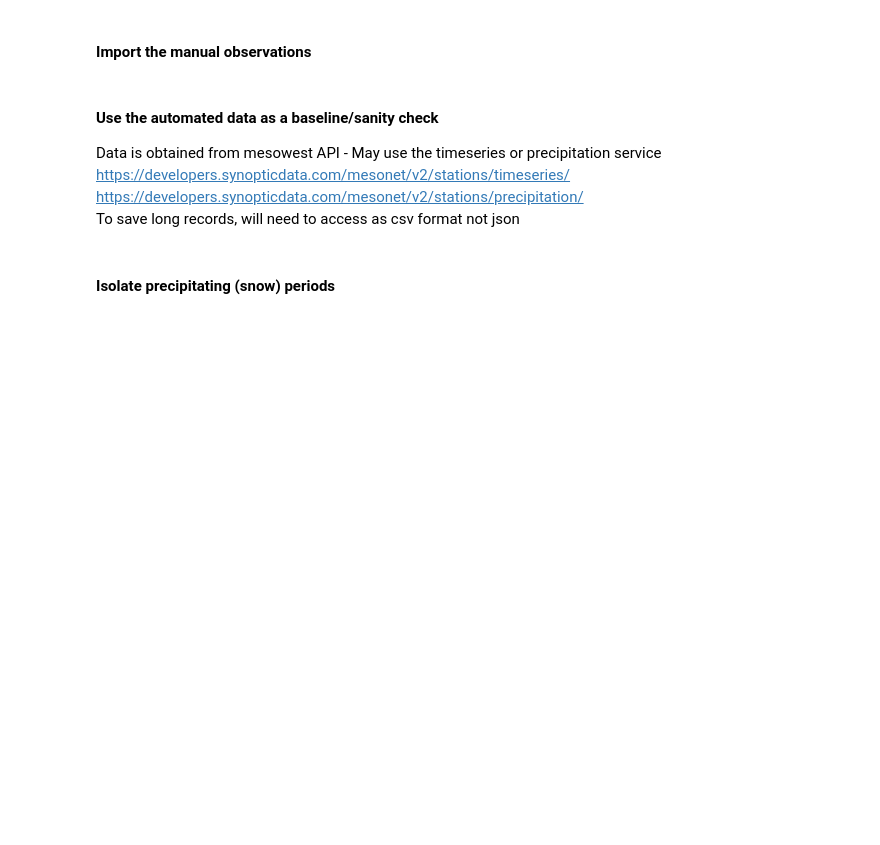
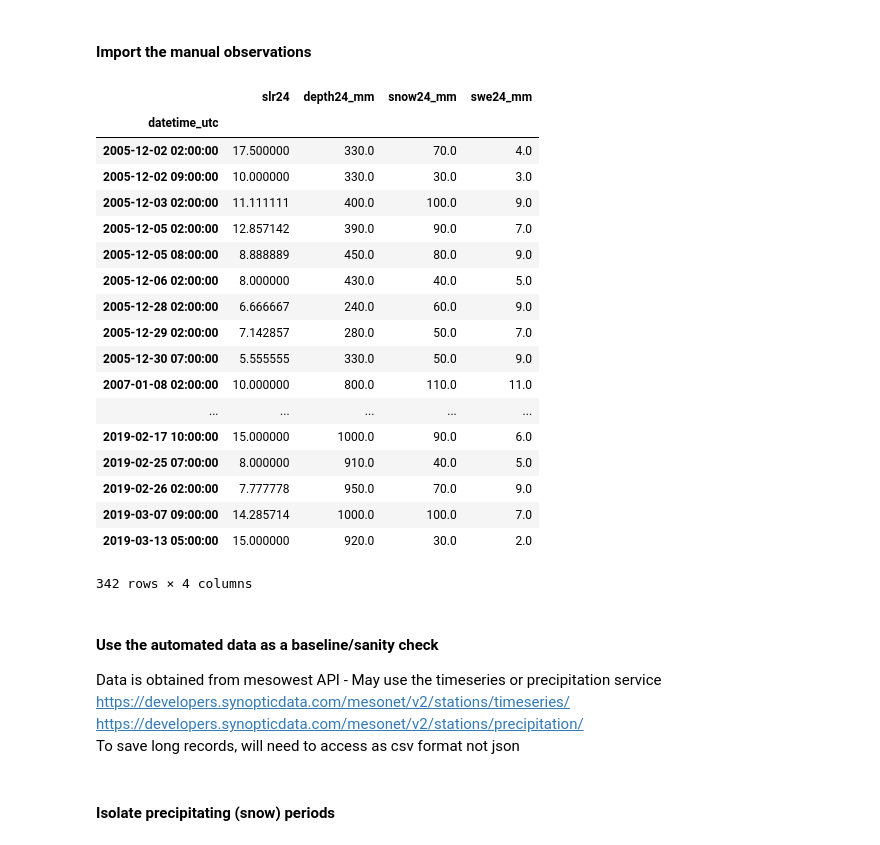
Before and after one commit to m-wessler/snow-liquid-ratio, a Jupyter notebook: data-tools/generic_data_ingest.ipynb, the cells around one changed output. Saved outputs shown, nothing was run; the diff lists cells and outputs as text; code cells hidden in the pictures; blank space fills up the shorter version.

```diff
--- a/data-tools/generic_data_ingest.ipynb
+++ b/data-tools/generic_data_ingest.ipynb
@@ -97,7 +137,7 @@ file_info = {
 # %% [markdown]
 #### Import the manual observations
 # %%
-site = 'CLNX'
+site = 'BSNFDC'
 finfo = file_info[site]
 
 f = glob(obdir + '%s*.csv'%site)[0]
@@ -139,42 +179,61 @@ data_raw = data_raw.sort_index()
 data_raw = data_raw.drop(columns=[k for k in data_raw.keys() if (('date' in k)|('time' in k))])
 
 in_mm = 25.4
-cm_mm = 1/10
-m_mm = 1/1000
+cm_mm = 10
+m_mm = 1000
 
 for k in data_raw.keys():
     if k[-3:] == '_in':
         data_raw[k] *= in_mm
         data_raw = data_raw.rename(columns={k:k.replace('_in', '_mm')}).round(2)
     elif k[-3:] == '_cm':
         data_raw[k] *= cm_mm
         data_raw = data_raw.rename(columns={k:k.replace('_cm', '_mm')}).round(2)
     elif k[-2:] == '_m':
         data_raw[k] *= m_mm
         data_raw = data_raw.rename(columns={k:k.replace('_m', '_mm')}).round(2)
-
     elif k[-5:] == '_degF':
         data_raw[k] = (data_raw[k] - 32) * (5 / 9)
         data_raw = data_raw.rename(columns={k:k.replace('_degF', '_degC')}).round(2)
 
 intervals = [k.split('_')[0].replace('snow', '') for k in data_raw.keys() if ('snow' in k)]
 for i in intervals:
     data_raw.insert(0, 'slr'+i, data_raw['snow%s_mm'%i]/data_raw['swe%s_mm'%i])
     data_raw['slr'+i][np.isinf(data_raw['slr'+i])] = np.nan
 
 # Ensure data is typecast properly
 data_raw = data_raw.fillna(np.nan)
 for k in data_raw.keys():
     try:
         data_raw[k] = data_raw[k].astype(np.float32)
     except:
         pass
 
 # print(data_raw.shape)
 # data_raw = data_raw.drop_duplicates()
 # print(data_raw.shape)
 
 data_raw
+# %% [output]
+|  | slr24 | depth24_mm | snow24_mm | swe24_mm |
+| datetime_utc |  |  |  |  |
+| 2005-12-02 02:00:00 | 17.500000 | 330.0 | 70.0 | 4.0 |
+| 2005-12-02 09:00:00 | 10.000000 | 330.0 | 30.0 | 3.0 |
+| 2005-12-03 02:00:00 | 11.111111 | 400.0 | 100.0 | 9.0 |
+| 2005-12-05 02:00:00 | 12.857142 | 390.0 | 90.0 | 7.0 |
+| 2005-12-05 08:00:00 | 8.888889 | 450.0 | 80.0 | 9.0 |
+| 2005-12-06 02:00:00 | 8.000000 | 430.0 | 40.0 | 5.0 |
+| 2005-12-28 02:00:00 | 6.666667 | 240.0 | 60.0 | 9.0 |
+| 2005-12-29 02:00:00 | 7.142857 | 280.0 | 50.0 | 7.0 |
+| 2005-12-30 07:00:00 | 5.555555 | 330.0 | 50.0 | 9.0 |
+| 2007-01-08 02:00:00 | 10.000000 | 800.0 | 110.0 | 11.0 |
+| ... | ... | ... | ... | ... |
+| 2019-02-17 10:00:00 | 15.000000 | 1000.0 | 90.0 | 6.0 |
+| 2019-02-25 07:00:00 | 8.000000 | 910.0 | 40.0 | 5.0 |
+| 2019-02-26 02:00:00 | 7.777778 | 950.0 | 70.0 | 9.0 |
+| 2019-03-07 09:00:00 | 14.285714 | 1000.0 | 100.0 | 7.0 |
+| 2019-03-13 05:00:00 | 15.000000 | 920.0 | 30.0 | 2.0 |
+342 rows × 4 columns
 # %% [markdown]
 #### Use the automated data as a baseline/sanity check
 Data is obtained from mesowest API - May use the timeseries or precipitation service<br>
```
Also changed, not shown: parts of 4 cells of this notebook, 3 other files.
